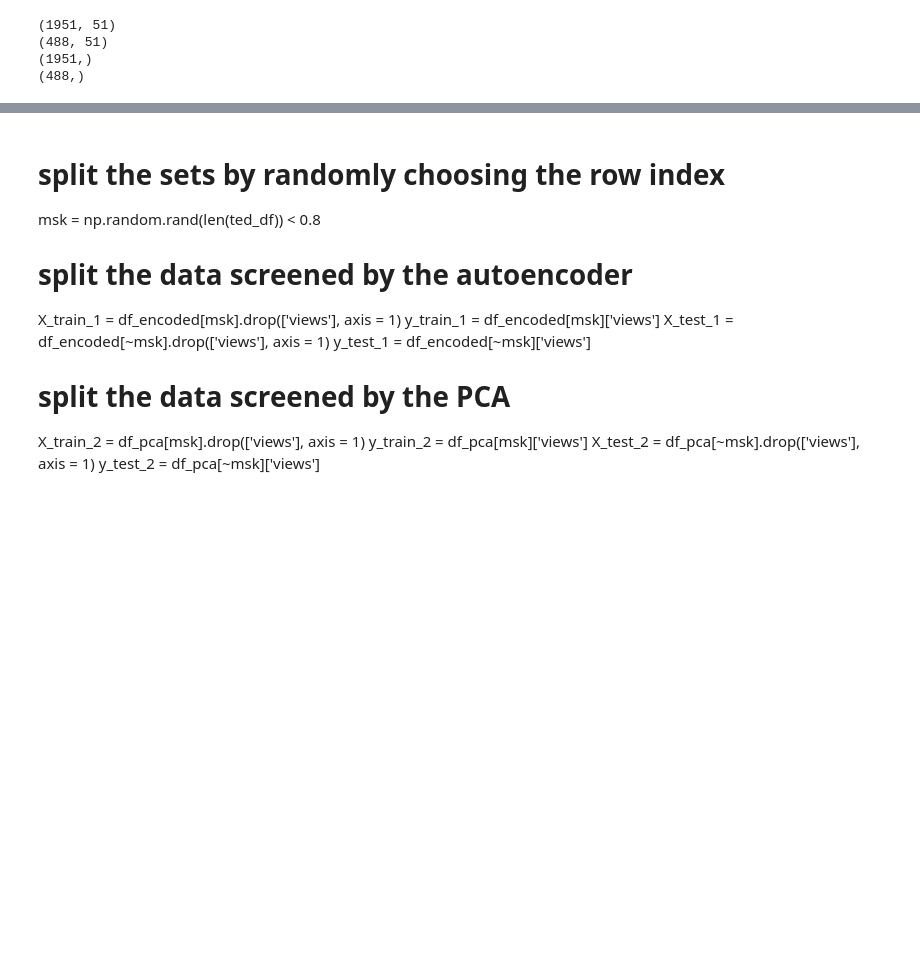
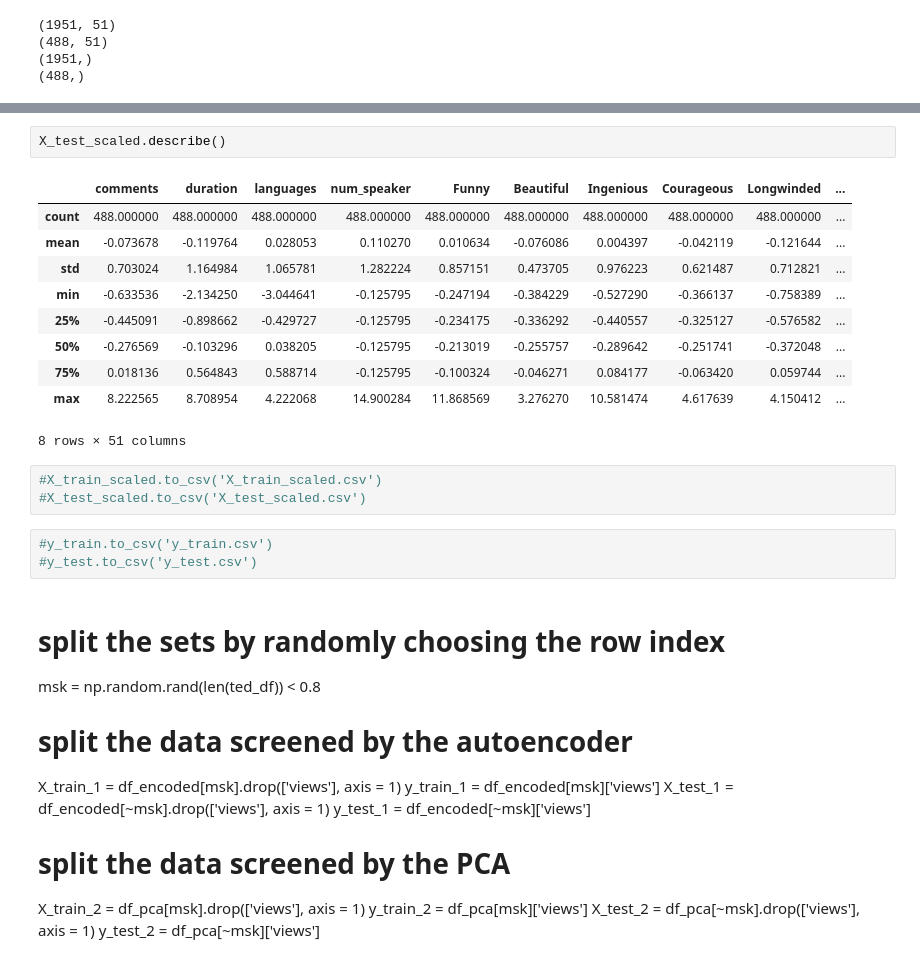
Before and after one commit to FaizanKhalidMohsin/DeepLearningResearch_EffectofHiddenLayers, a Jupyter notebook: mnn/5_Faizan_Xu_TedTalk_mdnn.ipynb, the cells around one changed output, grey strips where cells are left out. Drawn from its saved outputs; the diff is of its cells as text; blank space fills up the shorter version.

```diff
--- a/mnn/5_Faizan_Xu_TedTalk_mdnn.ipynb
+++ b/mnn/5_Faizan_Xu_TedTalk_mdnn.ipynb
@@ -497,3 +613,22 @@ for set in [X_train, X_test, y_train, y_test]:
+# %%
+X_test_scaled.describe()
+# %% [output]
+|  | comments | duration | languages | num_speaker | Funny | Beautiful | Ingenious | Courageous | Longwinded | ... |
+| count | 488.000000 | 488.000000 | 488.000000 | 488.000000 | 488.000000 | 488.000000 | 488.000000 | 488.000000 | 488.000000 | ... |
+| mean | -0.073678 | -0.119764 | 0.028053 | 0.110270 | 0.010634 | -0.076086 | 0.004397 | -0.042119 | -0.121644 | ... |
+| std | 0.703024 | 1.164984 | 1.065781 | 1.282224 | 0.857151 | 0.473705 | 0.976223 | 0.621487 | 0.712821 | ... |
+| min | -0.633536 | -2.134250 | -3.044641 | -0.125795 | -0.247194 | -0.384229 | -0.527290 | -0.366137 | -0.758389 | ... |
+| 25% | -0.445091 | -0.898662 | -0.429727 | -0.125795 | -0.234175 | -0.336292 | -0.440557 | -0.325127 | -0.576582 | ... |
+| 50% | -0.276569 | -0.103296 | 0.038205 | -0.125795 | -0.213019 | -0.255757 | -0.289642 | -0.251741 | -0.372048 | ... |
+| 75% | 0.018136 | 0.564843 | 0.588714 | -0.125795 | -0.100324 | -0.046271 | 0.084177 | -0.063420 | 0.059744 | ... |
+| max | 8.222565 | 8.708954 | 4.222068 | 14.900284 | 11.868569 | 3.276270 | 10.581474 | 4.617639 | 4.150412 | ... |
+8 rows × 51 columns
+# %%
+#X_train_scaled.to_csv('X_train_scaled.csv')
+#X_test_scaled.to_csv('X_test_scaled.csv')
+# %%
+#y_train.to_csv('y_train.csv')
+#y_test.to_csv('y_test.csv')
 # %% [markdown]
 # split the sets by randomly choosing the row index
 msk = np.random.rand(len(ted_df)) < 0.8
```
Also changed, not shown: parts of 40 cells of this notebook, 4 other files.
